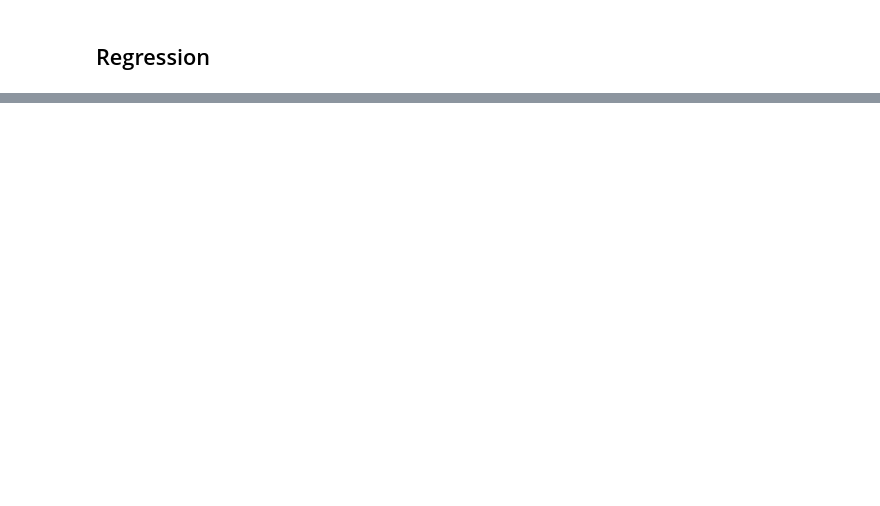
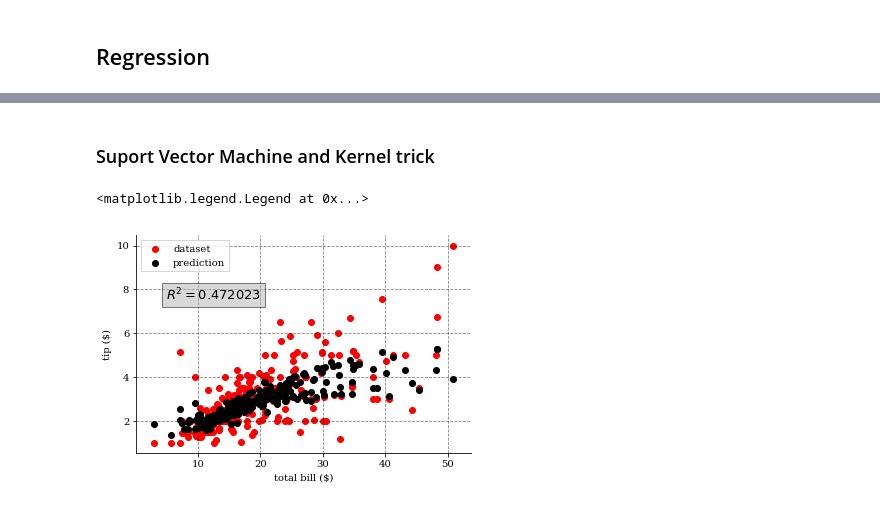
Before and after one commit to locie/simurex2018_workshop, a Jupyter notebook: celliern/machine_learning/workshop_ml.ipynb, the cells around one changed output, grey strips where cells are left out. Drawn from its saved outputs; the diff is of its cells as text; code cells hidden in the pictures; blank space fills up the shorter version.

```diff
--- a/celliern/machine_learning/workshop_ml.ipynb
+++ b/celliern/machine_learning/workshop_ml.ipynb
@@ -22,2 +280,4 @@ These last ones can be :
+# %%
+y = dataframe[["tip"]]
 # %% [markdown]
 ### Feature engineering
@@ -25,0 +351,2 @@ These last ones can be :
+# %%
+X_train, X_test, y_train, y_test = train_test_split(X, y)
@@ -25,0 +357,18 @@ These last ones can be :
+# %%
+model = LinearRegression()
+model.fit(X_train, y_train)
+
+total_bill = sc.inverse_transform(X)[:, 0]
+predicted_tip = model.predict(X)
+
+y_pred = model.predict(X_test)
+
+pl.scatter(total_bill, y, color="red", label="dataset")
+pl.scatter(total_bill, predicted_tip, color="black", label="prediction")
+
+r2 = r2_score(y_test, y_pred)
+
+pl.text(5, 7.5, f"$R^2={r2:g}$", fontsize=13, bbox=dict(facecolor='.7', alpha=0.5))
+pl.xlabel("total bill ($)")
+pl.ylabel("tip ($)")
+pl.legend()
@@ -25,0 +378,23 @@ These last ones can be :
+# %% [markdown]
+### Suport Vector Machine and Kernel trick
+# %%
+model = SVR(kernel="rbf")
+model.fit(X_train, y_train)
+
+total_bill = sc.inverse_transform(X)[:, 0]
+predicted_tip = model.predict(X)
+
+y_pred = model.predict(X_test)
+
+pl.scatter(total_bill, y, color="red", label="dataset")
+pl.scatter(total_bill, predicted_tip, color="black", label="prediction")
+
+r2 = r2_score(y_test, y_pred)
+
+pl.text(5, 7.5, f"$R^2={r2:g}$", fontsize=13, bbox=dict(facecolor='.7', alpha=0.5))
+pl.xlabel("total bill ($)")
+pl.ylabel("tip ($)")
+pl.legend()
+# %% [output]
+<matplotlib.legend.Legend at 0x...>
+[figure, added]
```
Also changed, not shown: parts of 60 cells of this notebook, 4 other files.
